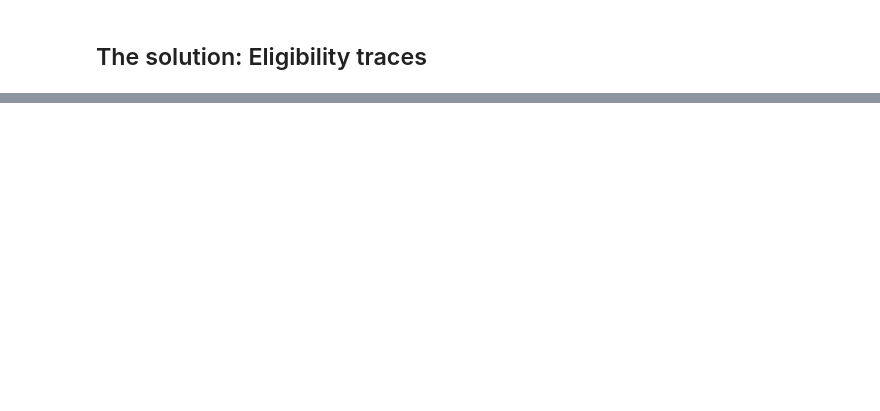
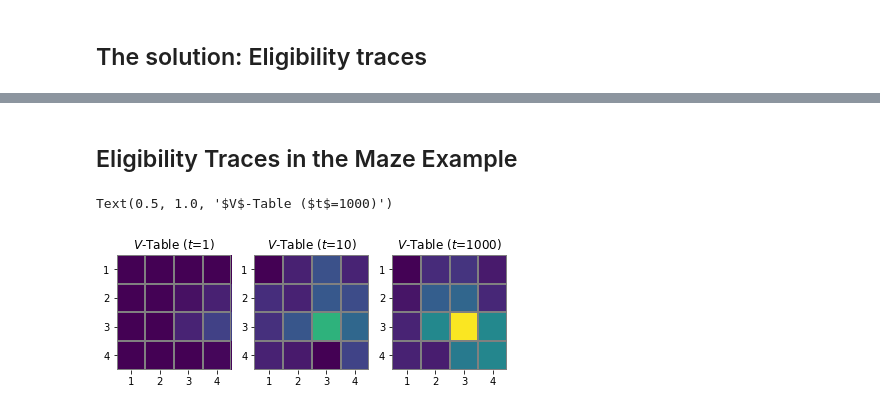
Before and after one commit to TheRealDrDre/CompCogNeuro, a Jupyter notebook: RL/RL3_eligibility.ipynb, the cells around one changed output, grey strips where cells are left out. Cells and saved outputs as stored; diff of their text form; code cells hidden in the pictures; blank space fills up the shorter version.

```diff
--- a/RL/RL3_eligibility.ipynb
+++ b/RL/RL3_eligibility.ipynb
@@ -178,0 +175,2 @@ a.visualizeV("V-table, with eligibility traces and TD(lambda)")
+# %% [markdown]
+## Eligibility Traces in the Maze Example
@@ -178,0 +383,21 @@ a.visualizeV("V-table, with eligibility traces and TD(lambda)")
+# %%
+m = Maze()
+a = VlambdaAgent(alpha=0.1)
+
+fig, axs = plt.subplots(1, 3, figsize=(7,3))
+
+# Because the agent moves at random, the following instruction can take a variable amount of time to complete
+run_trials(m, a, 1)
+plot_v_table(a, axs[0], vmin=0, vmax=10)
+axs[0].set_title(r"$V$-Table ($t$=1)")
+
+run_trials(m, a, 9)
+plot_v_table(a, axs[1], vmin=0, vmax=10)
+axs[1].set_title(r"$V$-Table ($t$=10)")
+
+run_trials(m, a, 990)
+plot_v_table(a, axs[2], vmin=0, vmax=10)
+axs[2].set_title(r"$V$-Table ($t$=1000)")
+# %% [output]
+Text(0.5, 1.0, '$V$-Table ($t$=1000)')
+[figure, added]
```
Also changed, not shown: parts of 13 cells of this notebook, 20 other files.
